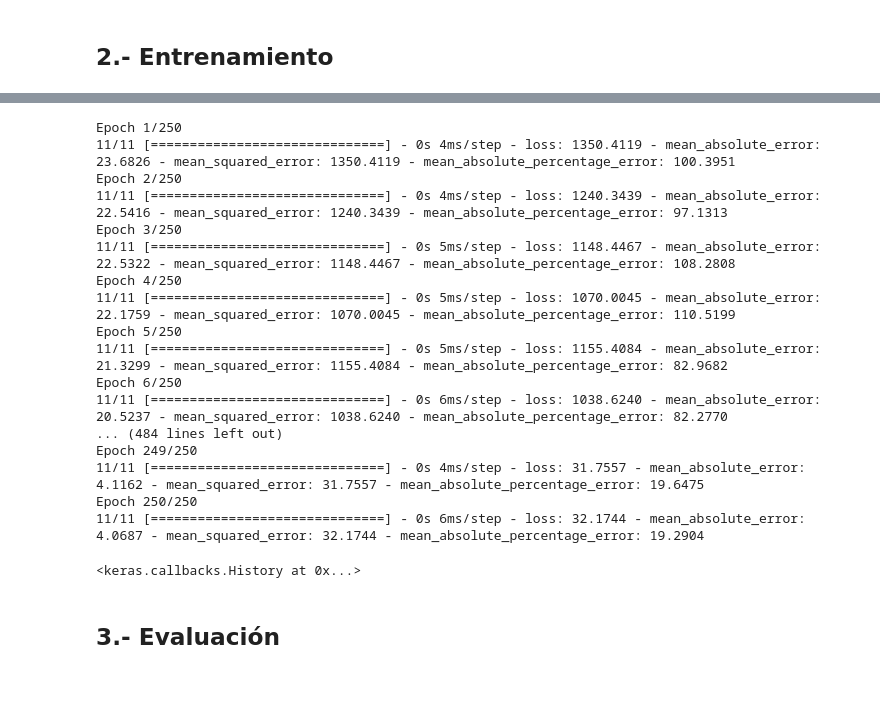
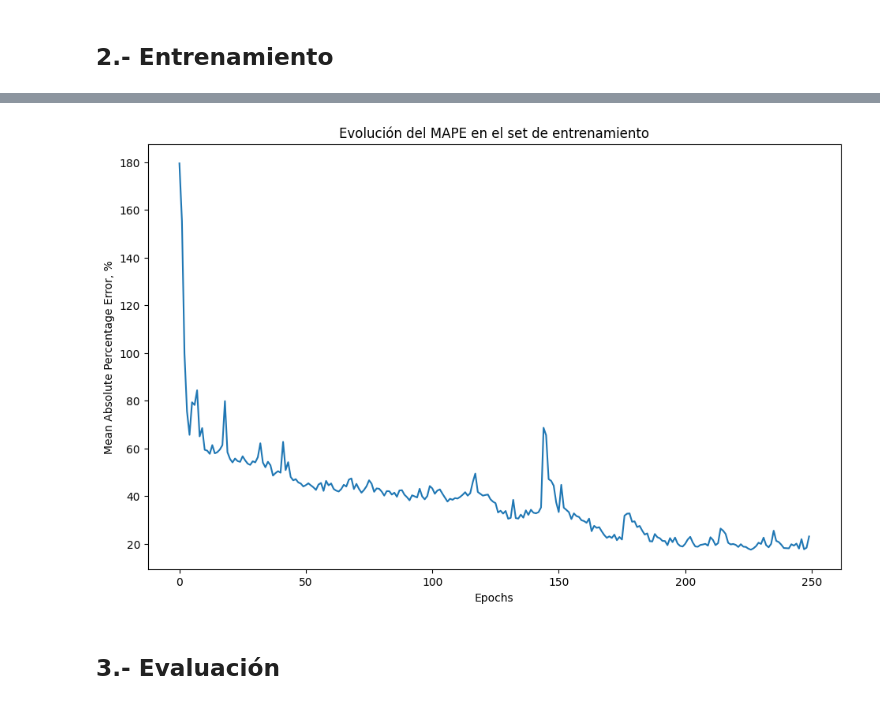
Before and after one commit to Fran-GS-96/Presentacion_NLHPC, a Jupyter notebook: Presentacion_NLHPC.ipynb, the cells around one changed output, grey strips where cells are left out. Cells and saved outputs as stored; diff of their text form; code cells hidden in the pictures.

```diff
--- a/Presentacion_NLHPC.ipynb
+++ b/Presentacion_NLHPC.ipynb
@@ -295,24 +257,14 @@ Epoch 5/5
 # %%
-model_LSTM1.fit(X_train_lstm, Y_train_lstm, epochs = 250, batch_size = 100)
+lstm_fit = model_LSTM1.fit(X_train_lstm, Y_train_lstm, epochs = 250, batch_size = 100,verbose = 0)
-# %% [output]
-Epoch 1/250
-11/11 [==============================] - 0s 4ms/step - loss: 1350.4119 - mean_absolute_error: 23.6826 - mean_squared_error: 1350.4119 - mean_absolute_percentage_error: 100.3951
-Epoch 2/250
-11/11 [==============================] - 0s 4ms/step - loss: 1240.3439 - mean_absolute_error: 22.5416 - mean_squared_error: 1240.3439 - mean_absolute_percentage_error: 97.1313
-Epoch 3/250
-11/11 [==============================] - 0s 5ms/step - loss: 1148.4467 - mean_absolute_error: 22.5322 - mean_squared_error: 1148.4467 - mean_absolute_percentage_error: 108.2808
-Epoch 4/250
-11/11 [==============================] - 0s 5ms/step - loss: 1070.0045 - mean_absolute_error: 22.1759 - mean_squared_error: 1070.0045 - mean_absolute_percentage_error: 110.5199
-Epoch 5/250
-11/11 [==============================] - 0s 5ms/step - loss: 1155.4084 - mean_absolute_error: 21.3299 - mean_squared_error: 1155.4084 - mean_absolute_percentage_error: 82.9682
-Epoch 6/250
-11/11 [==============================] - 0s 6ms/step - loss: 1038.6240 - mean_absolute_error: 20.5237 - mean_squared_error: 1038.6240 - mean_absolute_percentage_error: 82.2770
-... (484 lines left out)
-Epoch 249/250
-11/11 [==============================] - 0s 4ms/step - loss: 31.7557 - mean_absolute_error: 4.1162 - mean_squared_error: 31.7557 - mean_absolute_percentage_error: 19.6475
-Epoch 250/250
-11/11 [==============================] - 0s 6ms/step - loss: 32.1744 - mean_absolute_error: 4.0687 - mean_squared_error: 32.1744 - mean_absolute_percentage_error: 19.2904
-<keras.callbacks.History at 0x...>
+# %%
+fig = plt.figure(figsize = (7*(1+np.sqrt(5))/2,7))
+plt.plot(lstm_fit.history['mean_absolute_percentage_error'])
+plt.xlabel('Epochs')
+plt.ylabel('Mean Absolute Percentage Error, %')
+plt.title('Evolución del MAPE en el set de entrenamiento')
+plt.show()
+# %% [output]
+[figure, added]
 # %% [markdown]
 ## 3.- Evaluación
 # %%
```
Also changed, not shown: parts of 11 cells of this notebook, 1 other file.
